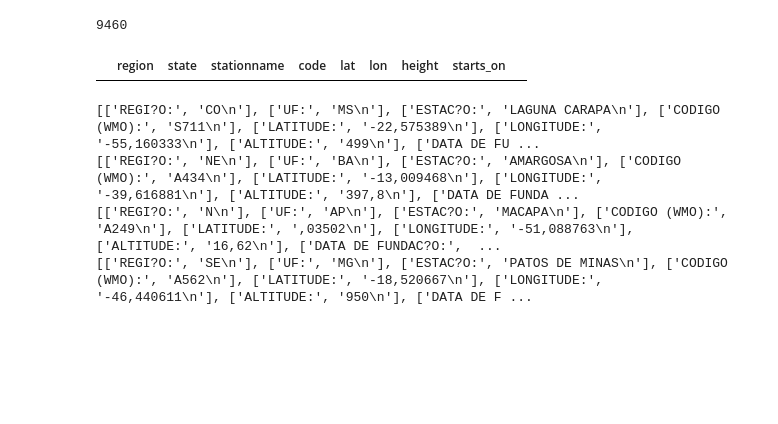
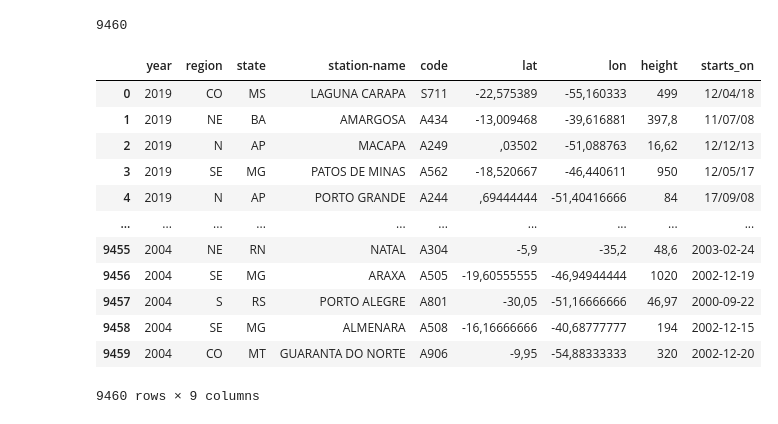
Before and after one commit to fellipessanha/solar-studies, a Jupyter notebook: multiple-cities.ipynb, the cells around one changed output. Saved outputs shown, nothing was run; the diff lists cells and outputs as text; code cells hidden in the pictures; blank space fills up the shorter version.

```diff
--- a/multiple-cities.ipynb
+++ b/multiple-cities.ipynb
@@ -28,19 +31,27 @@ cols = [
 ]
-# %%
-df = pd.DataFrame(columns=cols)
-df
-# %% [output]
-|  | region | state | stationname | code | lat | lon | height | starts_on |  |
 # %%
-for f in filenames[:4]:
+df = pd.DataFrame(columns=cols)
+
+for i, f in enumerate(filenames):
     file = open(f, "r", encoding="iso-8859-1")
     data = [f.split("/")[1]]
     for i in range(8):
         line = file.readline()
-        data.append(line.split(";"))
-    print(data)
+        data.append(line.split(";")[1][:-1])
+    df.loc[len(df.index)] = dict(zip(cols, data))
+
+df
 # %% [output]
+|  | year | region | state | station-name | code | lat | lon | height | starts_on |
+| 0 | 2019 | CO | MS | LAGUNA CARAPA | S711 | -22,575389 | -55,160333 | 499 | 12/04/18 |
+| 1 | 2019 | NE | BA | AMARGOSA | A434 | -13,009468 | -39,616881 | 397,8 | 11/07/08 |
+| 2 | 2019 | N | AP | MACAPA | A249 | ,03502 | -51,088763 | 16,62 | 12/12/13 |
+| 3 | 2019 | SE | MG | PATOS DE MINAS | A562 | -18,520667 | -46,440611 | 950 | 12/05/17 |
+| 4 | 2019 | N | AP | PORTO GRANDE | A244 | ,69444444 | -51,40416666 | 84 | 17/09/08 |
+| ... | ... | ... | ... | ... | ... | ... | ... | ... | ... |
+| 9455 | 2004 | NE | RN | NATAL | A304 | -5,9 | -35,2 | 48,6 | 2003-02-24 |
+| 9456 | 2004 | SE | MG | ARAXA | A505 | -19,60555555 | -46,94944444 | 1020 | 2002-12-19 |
+| 9457 | 2004 | S | RS | PORTO ALEGRE | A801 | -30,05 | -51,16666666 | 46,97 | 2000-09-22 |
+| 9458 | 2004 | SE | MG | ALMENARA | A508 | -16,16666666 | -40,68777777 | 194 | 2002-12-15 |
+| 9459 | 2004 | CO | MT | GUARANTA DO NORTE | A906 | -9,95 | -54,88333333 | 320 | 2002-12-20 |
-[['REGI?O:', 'CO\n'], ['UF:', 'MS\n'], ['ESTAC?O:', 'LAGUNA CARAPA\n'], ['CODIGO (WMO):', 'S711\n'], ['LATITUDE:', '-22,575389\n'], ['LONGITUDE:', '-55,160333\n'], ['ALTITUDE:', '499\n'], ['DATA DE FU ...
-[['REGI?O:', 'NE\n'], ['UF:', 'BA\n'], ['ESTAC?O:', 'AMARGOSA\n'], ['CODIGO (WMO):', 'A434\n'], ['LATITUDE:', '-13,009468\n'], ['LONGITUDE:', '-39,616881\n'], ['ALTITUDE:', '397,8\n'], ['DATA DE FUNDA ...
-[['REGI?O:', 'N\n'], ['UF:', 'AP\n'], ['ESTAC?O:', 'MACAPA\n'], ['CODIGO (WMO):', 'A249\n'], ['LATITUDE:', ',03502\n'], ['LONGITUDE:', '-51,088763\n'], ['ALTITUDE:', '16,62\n'], ['DATA DE FUNDAC?O:',  ...
-[['REGI?O:', 'SE\n'], ['UF:', 'MG\n'], ['ESTAC?O:', 'PATOS DE MINAS\n'], ['CODIGO (WMO):', 'A562\n'], ['LATITUDE:', '-18,520667\n'], ['LONGITUDE:', '-46,440611\n'], ['ALTITUDE:', '950\n'], ['DATA DE F ...
+9460 rows × 9 columns
```
Also changed, not shown: parts of 9 cells of this notebook, 1 other file.
